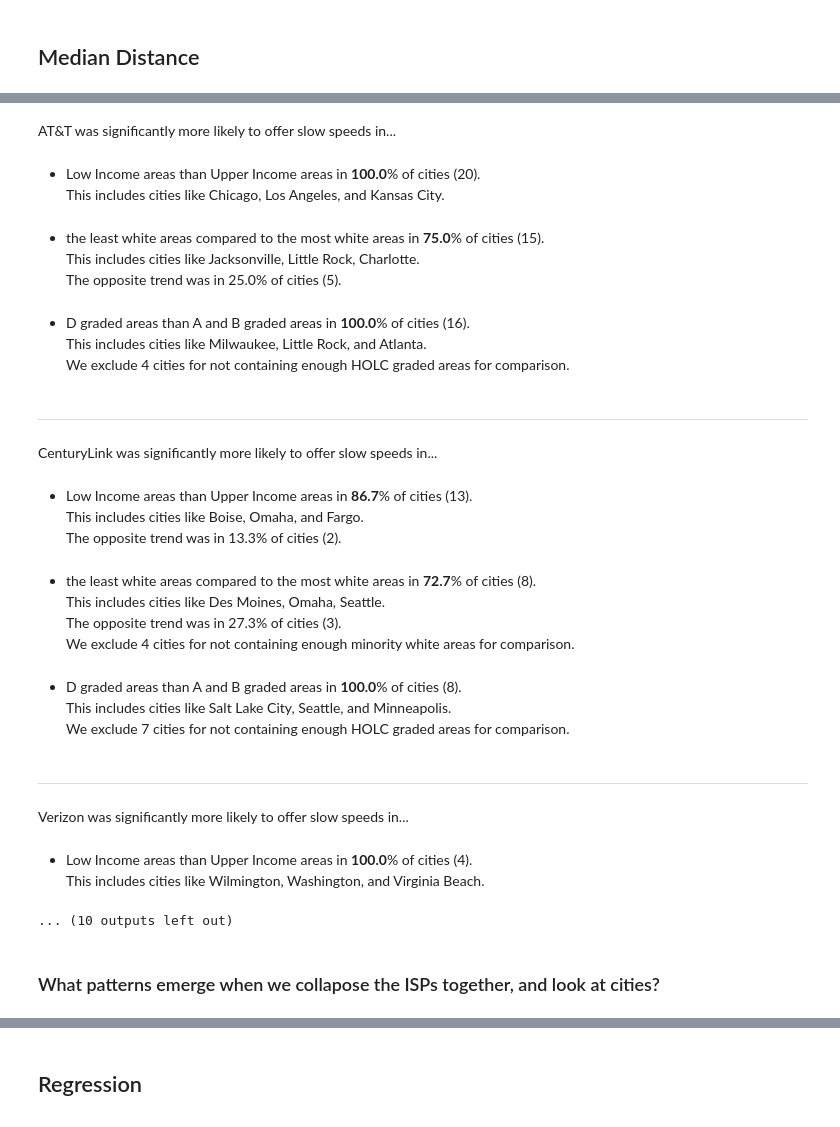
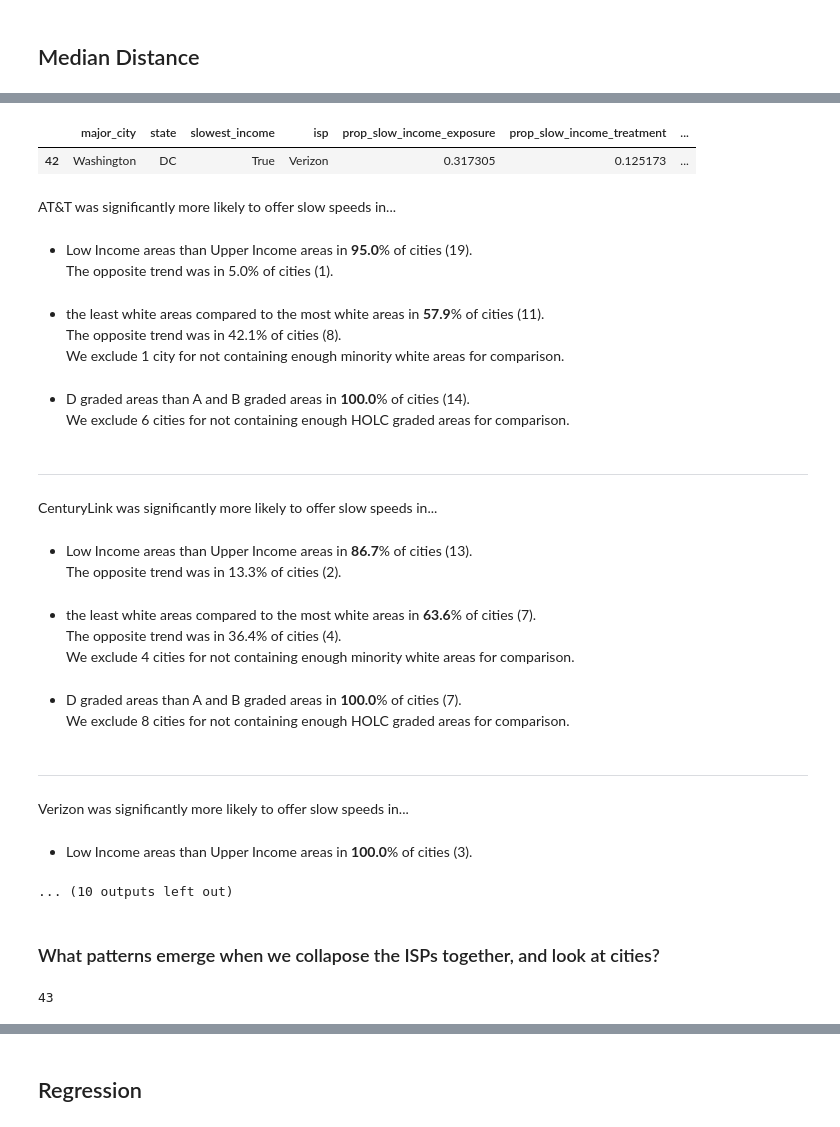
Before and after one commit to the-markup/investigation-isp, a Jupyter notebook: notebooks/3-statistical-tests-and-regression.ipynb, the cells around one changed output, grey strips where cells are left out. Saved outputs shown, nothing was run; the diff lists cells and outputs as text; code cells hidden in the pictures.

```diff
--- a/notebooks/3-statistical-tests-and-regression.ipynb
+++ b/notebooks/3-statistical-tests-and-regression.ipynb
@@ -25,7 +25,7 @@ from aggregators import bucket_and_bin
 # %%
 # ouputs
 fn_distance = '../data/output/figs/fig2_dist.csv'
-fn_t_test = '../data/output/tables/table1_cities_ranked_by_categories.csv'
+fn_disparity = '../data/output/tables/table1_cities_ranked_by_categories.csv'
 fn_regression_all = '../data/output/tables/table2_regression_outputs_all.csv'
 fn_regression_income = '../data/output/tables/table3a_regression_outputs_income.csv'
 fn_regression_race = '../data/output/tables/table3b_regression_outputs_race.csv'
@@ -355,6 +378,11 @@ set(table.major_city.unique()) - trend
  'New York City',
  'Philadelphia',
  'Providence'}
+# %%
+table[table.major_city == 'Washington']
+# %% [output]
+|  | major_city | state | slowest_income | isp | prop_slow_income_exposure | prop_slow_income_treatment | ... |
+| 42 | Washington | DC | True | Verizon | 0.317305 | 0.125173 | ... |
 # %%
 random.seed(303)
 summary_data = []
@@ -389,7 +417,7 @@ for isp in inputs.keys():
 
     text =  (
         f"- {' and '.join(income_params['grades'])} Income areas than Upper Income areas in **{round(n_low / n_cities * 100, 1)}**% of cities ({n_low})."
-        f"<br>This includes cities like {cities[0].title()}, {cities[1].title()}, and {cities[2].title()}."
+#         f"<br>This includes cities like {cities[0].title()}, {cities[1].title()}, and {cities[2].title()}."
     )
     if len(sig_opposite_cities) > 0:
         perc = round(len(sig_opposite_cities) / n_cities * 100, 1)
@@ -416,7 +444,7 @@ for isp in inputs.keys():
 
     text = (
         f"- the {' and '.join(race_params['grades'])} areas compared to the most white areas in <b>{round(n_minority_white / n_cities * 100, 1)}</b>% of cities ({n_minority_white})."
-        f"<br>This includes cities like {', '.join([c.title() for c in cities[:3]])}.\n"
+#         f"<br>This includes cities like {', '.join([c.title() for c in cities[:3]])}.\n"
     )
     if len(sig_opposite_cities) > 0:
         perc = round(len(sig_opposite_cities) / n_cities * 100, 1)
@@ -448,13 +476,13 @@ for isp in inputs.keys():
         text = (
             f"- {' and '.join(redlining_params['grades'])}"
             f" graded areas than A and B graded areas in **{round(n_redline/ n_cities * 100, 1)}**% of cities ({n_redline})."
-            f"<br>This includes cities like {cities[0].title()}, {cities[1].title()}, and {cities[2].title()}."
+#             f"<br>This includes cities like {cities[0].title()}, {cities[1].title()}, and {cities[2].title()}."
         )
     else:
         text = (
             f"- {' and '.join(redlining_params['grades'])}"
             f" graded areas than better graded areas in **{round(n_redline/ n_cities * 100, 1)}**% of cities ({n_redline})."
-            f"<br>This includes cities like {cities[0].title()}."
+#             f"<br>This includes cities like {cities[0].title()}."
         )
     if len(sig_opposite_cities) > 0:
         perc = round(len(sig_opposite_cities) / n_cities * 100, 1)
@@ -480,22 +508,24 @@ for isp in inputs.keys():
     display(Markdown('<hr>'))
 # %% [output]
 AT&T was significantly more likely to offer slow speeds in...
-- Low Income areas than Upper Income areas in **100.0**% of cities (20).<br>This includes cities like Chicago, Los Angeles, and Kansas City.
+- Low Income areas than Upper Income areas in **95.0**% of cities (19).<br>The opposite trend was in 5.0% of cities (1).
-- the least white areas compared to the most white areas in <b>75.0</b>% of cities (15).<br>This includes cities like Jacksonville, Little Rock, Charlotte.
-<br>The opposite trend was in 25.0% of cities (5).
+- the least white areas compared to the most white areas in <b>57.9</b>% of cities (11).<br>The opposite trend was in 42.1% of cities (8).<br>We exclude 1 city for not containing enough minority white areas for comparison.
-- D graded areas than A and B graded areas in **100.0**% of cities (16).<br>This includes cities like Milwaukee, Little Rock, and Atlanta.<br>We exclude 4 cities for not containing enough HOLC graded areas for comparison.
+- D graded areas than A and B graded areas in **100.0**% of cities (14).<br>We exclude 6 cities for not containing enough HOLC graded areas for comparison.
 <hr>
 CenturyLink was significantly more likely to offer slow speeds in...
-- Low Income areas than Upper Income areas in **86.7**% of cities (13).<br>This includes cities like Boise, Omaha, and Fargo.<br>The opposite trend was in 13.3% of cities (2).
+- Low Income areas than Upper Income areas in **86.7**% of cities (13).<br>The opposite trend was in 13.3% of cities (2).
-- the least white areas compared to the most white areas in <b>72.7</b>% of cities (8).<br>This includes cities like Des Moines, Omaha, Seattle.
-<br>The opposite trend was in 27.3% of cities (3).<br>We exclude 4 cities for not containing enough minority white areas for comparison.
+- the least white areas compared to the most white areas in <b>63.6</b>% of cities (7).<br>The opposite trend was in 36.4% of cities (4).<br>We exclude 4 cities for not containing enough minority white areas for comparison.
-- D graded areas than A and B graded areas in **100.0**% of cities (8).<br>This includes cities like Salt Lake City, Seattle, and Minneapolis.<br>We exclude 7 cities for not containing enough HOLC graded areas for comparison.
+- D graded areas than A and B graded areas in **100.0**% of cities (7).<br>We exclude 8 cities for not containing enough HOLC graded areas for comparison.
 <hr>
 Verizon was significantly more likely to offer slow speeds in...
-- Low Income areas than Upper Income areas in **100.0**% of cities (4).<br>This includes cities like Wilmington, Washington, and Virginia Beach.
+- Low Income areas than Upper Income areas in **100.0**% of cities (3).
 ... (10 outputs left out)
 # %% [markdown]
 ### What patterns emerge when we collapose the ISPs together, and look at cities?
+# %%
+table.major_city.nunique()
+# %% [output]
+43
 # %%
 income_cities = table[~table.slowest_income.isnull()].major_city.unique()
 race_cities = table[~table.slowest_race.isnull()].major_city.unique()
```
Also changed, not shown: parts of 45 cells of this notebook, 18 other files.
